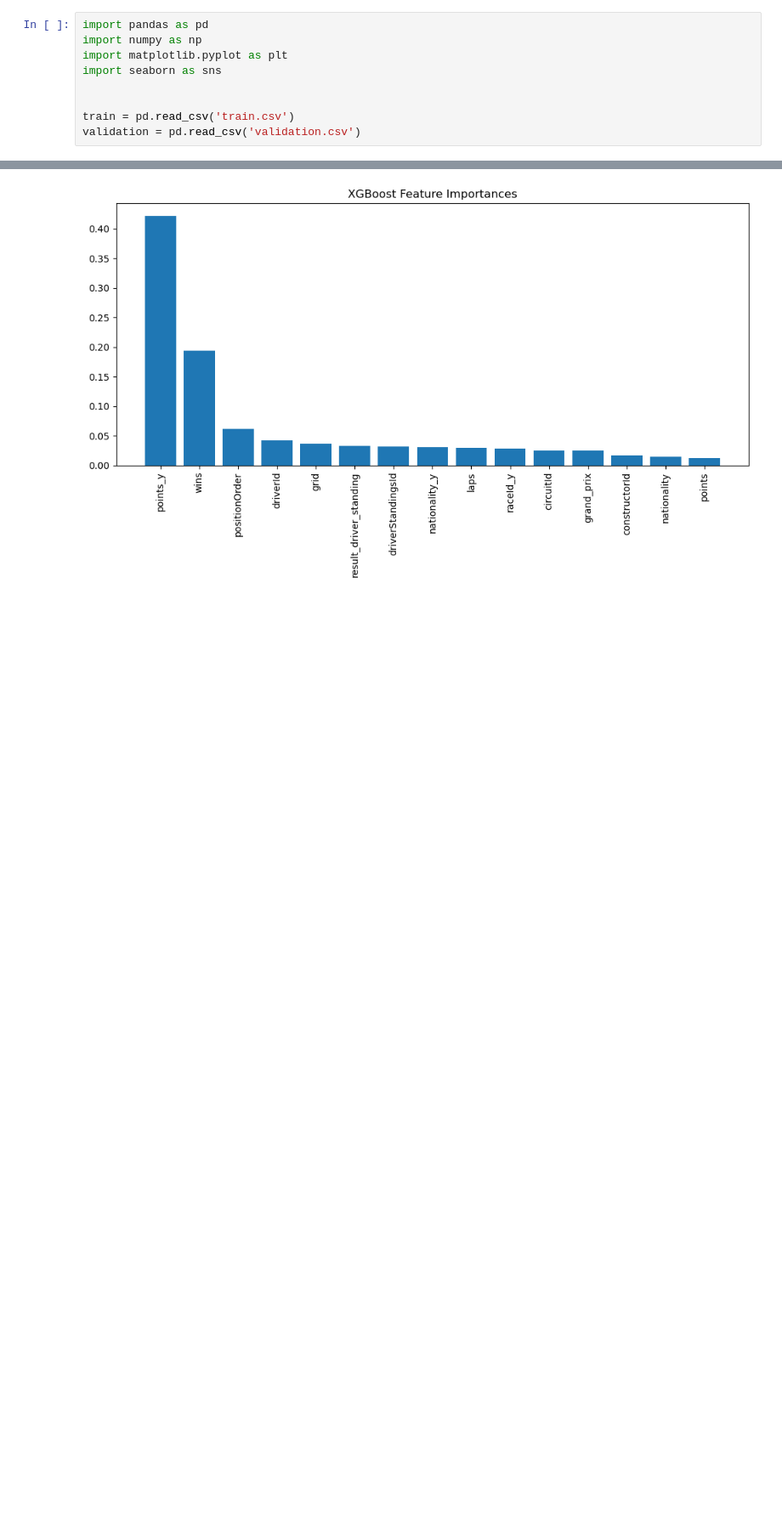
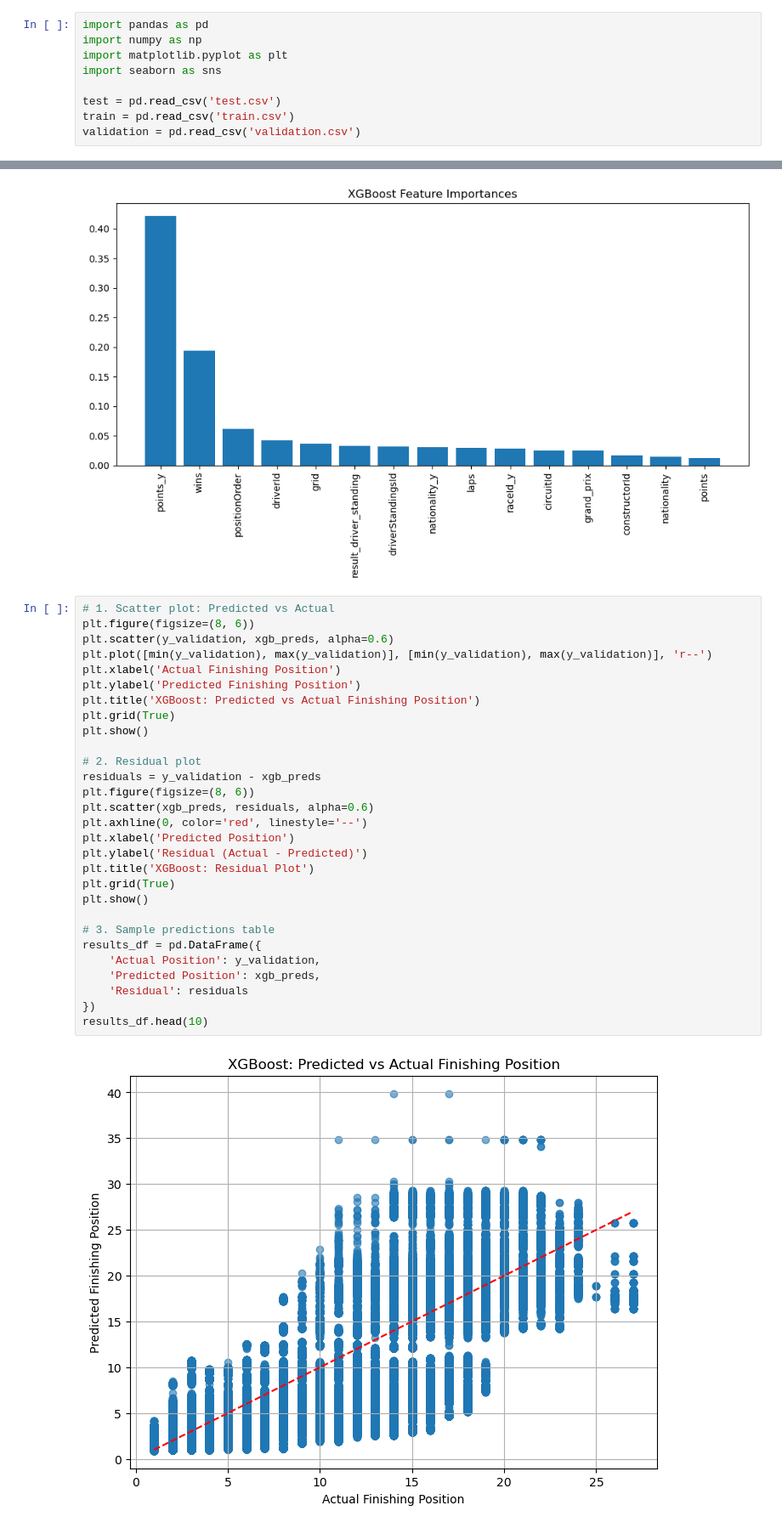
Before and after one commit to ekye0512/Formula1-STA-160, a Jupyter notebook: sta160project.ipynb, the cells around one changed output, grey strips where cells are left out. Shown at 85% size. Drawn from its saved outputs; the diff is of its cells as text; blank space fills up the shorter version.

```diff
--- a/sta160project.ipynb
+++ b/sta160project.ipynb
@@ -4,6 +4,6 @@ import numpy as np
 import matplotlib.pyplot as plt
 import seaborn as sns
 
-
+test = pd.read_csv('test.csv')
 train = pd.read_csv('train.csv')
 validation = pd.read_csv('validation.csv')
@@ -479,3 +483,34 @@ plt.tight_layout()
 plt.show()
 # %% [output]
 [figure]
+# %%
+# 1. Scatter plot: Predicted vs Actual
+plt.figure(figsize=(8, 6))
+plt.scatter(y_validation, xgb_preds, alpha=0.6)
+plt.plot([min(y_validation), max(y_validation)], [min(y_validation), max(y_validation)], 'r--')
+plt.xlabel('Actual Finishing Position')
+plt.ylabel('Predicted Finishing Position')
+plt.title('XGBoost: Predicted vs Actual Finishing Position')
+plt.grid(True)
+plt.show()
+
+# 2. Residual plot
+residuals = y_validation - xgb_preds
+plt.figure(figsize=(8, 6))
+plt.scatter(xgb_preds, residuals, alpha=0.6)
+plt.axhline(0, color='red', linestyle='--')
+plt.xlabel('Predicted Position')
+plt.ylabel('Residual (Actual - Predicted)')
+plt.title('XGBoost: Residual Plot')
+plt.grid(True)
+plt.show()
+
+# 3. Sample predictions table
+results_df = pd.DataFrame({
+    'Actual Position': y_validation,
+    'Predicted Position': xgb_preds,
+    'Residual': residuals
+})
+results_df.head(10)
+# %% [output]
+[figure, added]
```
Also changed, not shown: parts of 4 cells of this notebook, 1 other file.
